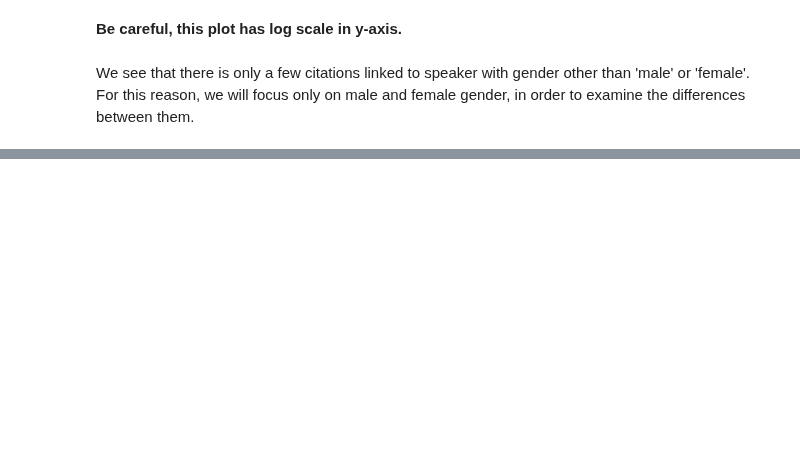
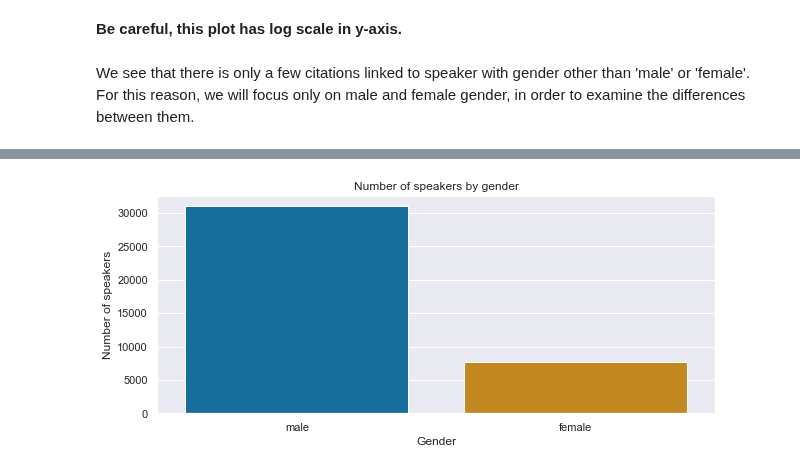
Before and after one commit to janougome/ADA-team, a Jupyter notebook: Descriptive tasks.ipynb, the cells around one changed output, grey strips where cells are left out. Cells and saved outputs as stored; diff of their text form; code cells hidden in the pictures; blank space fills up the shorter version.

```diff
--- a/Descriptive tasks.ipynb
+++ b/Descriptive tasks.ipynb
@@ -114,0 +141,4 @@ plt.xlabel('Gender');
+# %%
+#GroupBy qids in order to get unique speakers. We add gender in the groupBy, but since we already assigned one
+#gender per speaker, it is just to provide the information in the indexing.
+unique_speaker = df_new.groupby(['qids','gender']).mean()
@@ -114,0 +154,14 @@ plt.xlabel('Gender');
+# %%
+#Extract the list of genders among the unique speakers
+unique_speaker_gender = unique_speaker.index.to_list()
+# %%
+#Count the number of male speakers, and the number of female speakers
+speaker_HF = Counter([x[1] for x in unique_speaker_gender])
+# %%
+ax = sns.barplot(x=list(speaker_HF.keys()), y=list(speaker_HF.values()))
+plt.title('Number of speakers by gender');
+plt.ylabel('Number of speakers');
+ax.set_xticklabels([gender_dict[x] for x in list(speaker_HF.keys())])
+plt.xlabel('Gender');
+# %% [output]
+[figure, added]
```
Also changed, not shown: parts of 22 cells of this notebook.
